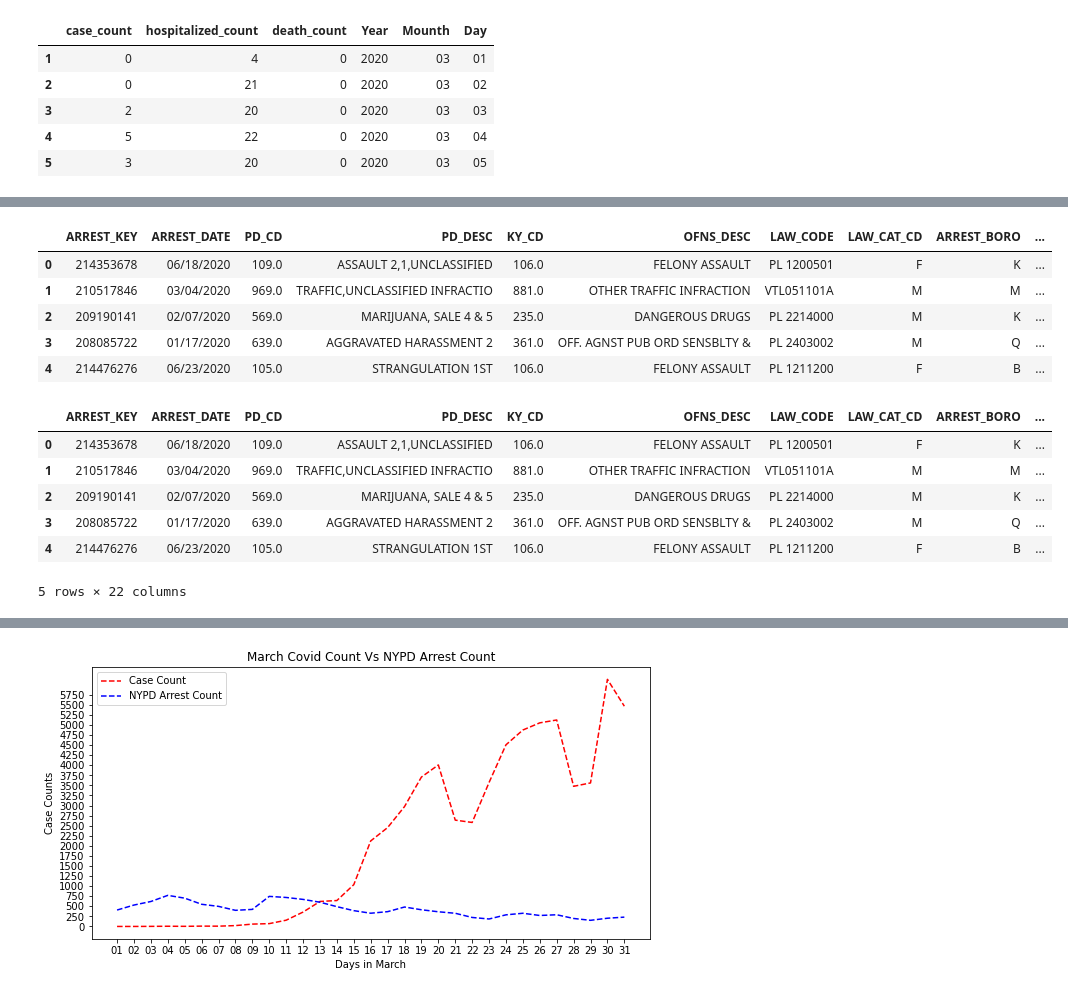
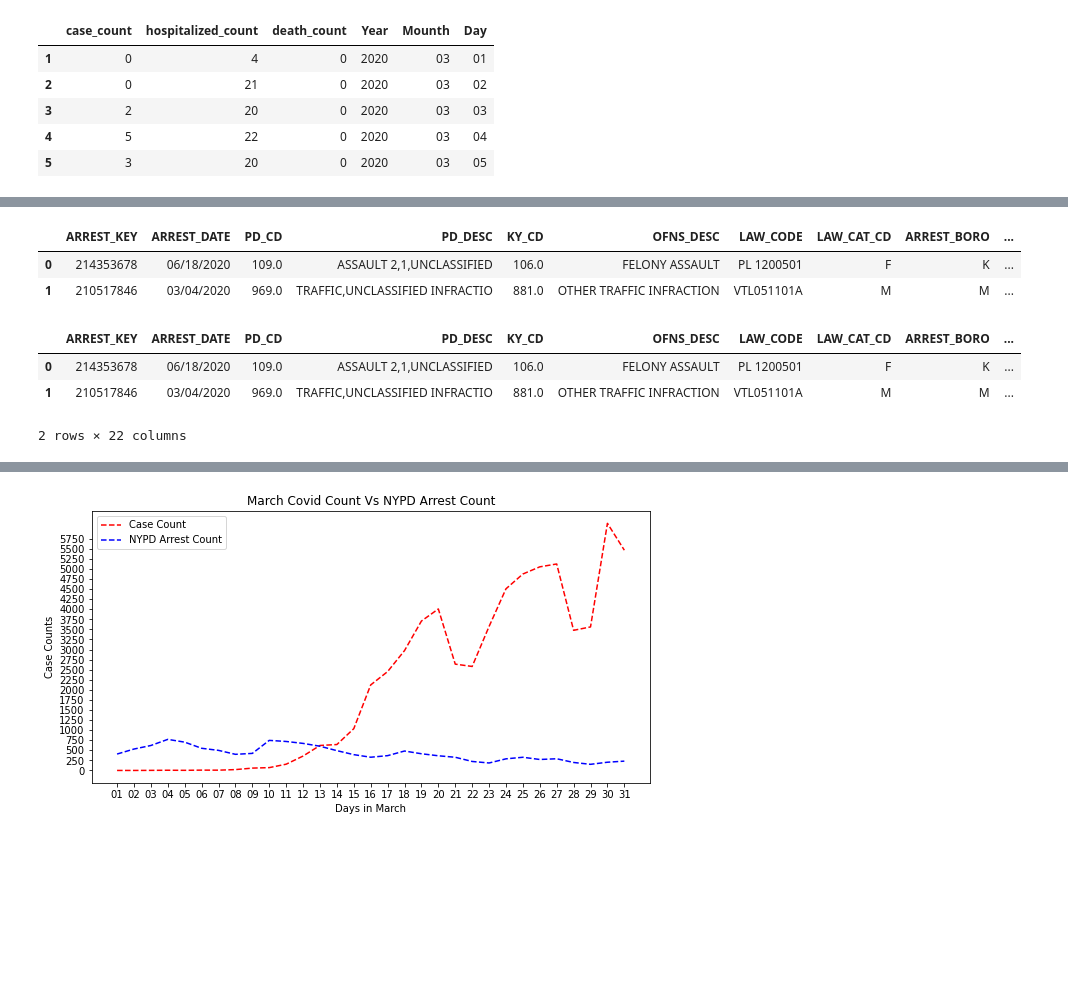
Before and after one commit to cesar3963/Covid-Vs-NYPD-Crime-, a Jupyter notebook: Covid Count Vs NYPD Arrest Count.ipynb, the cells around one changed output, grey strips where cells are left out. Drawn from its saved outputs; the diff is of its cells as text; code cells hidden in the pictures; blank space fills up the shorter version.

```diff
--- a/Covid Count Vs NYPD Arrest Count.ipynb
+++ b/Covid Count Vs NYPD Arrest Count.ipynb
@@ -121,24 +121,18 @@ plt.show()
 # %%
 data = "resources/NYPD_Arrest_Data__Year_to_Date_.csv"
 nypd_data = pd.read_csv(data)
-nypd_data.head()
+nypd_data.head(2)
 # %% [output]
 |  | ARREST_KEY | ARREST_DATE | PD_CD | PD_DESC | KY_CD | OFNS_DESC | LAW_CODE | LAW_CAT_CD | ARREST_BORO | ... |
 | 0 | 214353678 | 06/18/2020 | 109.0 | ASSAULT 2,1,UNCLASSIFIED | 106.0 | FELONY ASSAULT | PL 1200501 | F | K | ... |
 | 1 | 210517846 | 03/04/2020 | 969.0 | TRAFFIC,UNCLASSIFIED INFRACTIO | 881.0 | OTHER TRAFFIC INFRACTION | VTL051101A | M | M | ... |
-| 2 | 209190141 | 02/07/2020 | 569.0 | MARIJUANA, SALE 4 & 5 | 235.0 | DANGEROUS DRUGS | PL 2214000 | M | K | ... |
-| 3 | 208085722 | 01/17/2020 | 639.0 | AGGRAVATED HARASSMENT 2 | 361.0 | OFF. AGNST PUB ORD SENSBLTY & | PL 2403002 | M | Q | ... |
-| 4 | 214476276 | 06/23/2020 | 105.0 | STRANGULATION 1ST | 106.0 | FELONY ASSAULT | PL 1211200 | F | B | ... |
 # %%
 nypd_data[['Mounth','Day',"Year"]] = nypd_data["ARREST_DATE"].str.split("/",expand=True)
-nypd_data.head()
+nypd_data.head(2)
 # %% [output]
 |  | ARREST_KEY | ARREST_DATE | PD_CD | PD_DESC | KY_CD | OFNS_DESC | LAW_CODE | LAW_CAT_CD | ARREST_BORO | ... |
 | 0 | 214353678 | 06/18/2020 | 109.0 | ASSAULT 2,1,UNCLASSIFIED | 106.0 | FELONY ASSAULT | PL 1200501 | F | K | ... |
 | 1 | 210517846 | 03/04/2020 | 969.0 | TRAFFIC,UNCLASSIFIED INFRACTIO | 881.0 | OTHER TRAFFIC INFRACTION | VTL051101A | M | M | ... |
-| 2 | 209190141 | 02/07/2020 | 569.0 | MARIJUANA, SALE 4 & 5 | 235.0 | DANGEROUS DRUGS | PL 2214000 | M | K | ... |
-| 3 | 208085722 | 01/17/2020 | 639.0 | AGGRAVATED HARASSMENT 2 | 361.0 | OFF. AGNST PUB ORD SENSBLTY & | PL 2403002 | M | Q | ... |
-| 4 | 214476276 | 06/23/2020 | 105.0 | STRANGULATION 1ST | 106.0 | FELONY ASSAULT | PL 1211200 | F | B | ... |
-5 rows × 22 columns
+2 rows × 22 columns
 # %%
 clean_nypd_data = nypd_data[['OFNS_DESC','PERP_SEX','Mounth','Day',"Year"]]
```
Also changed, not shown: parts of 11 cells of this notebook.
